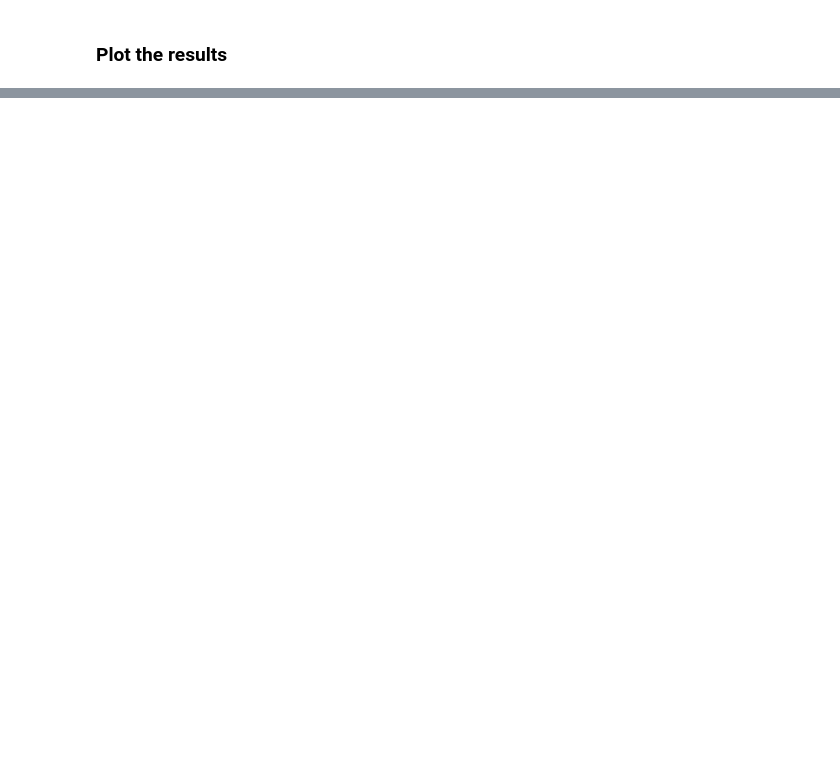
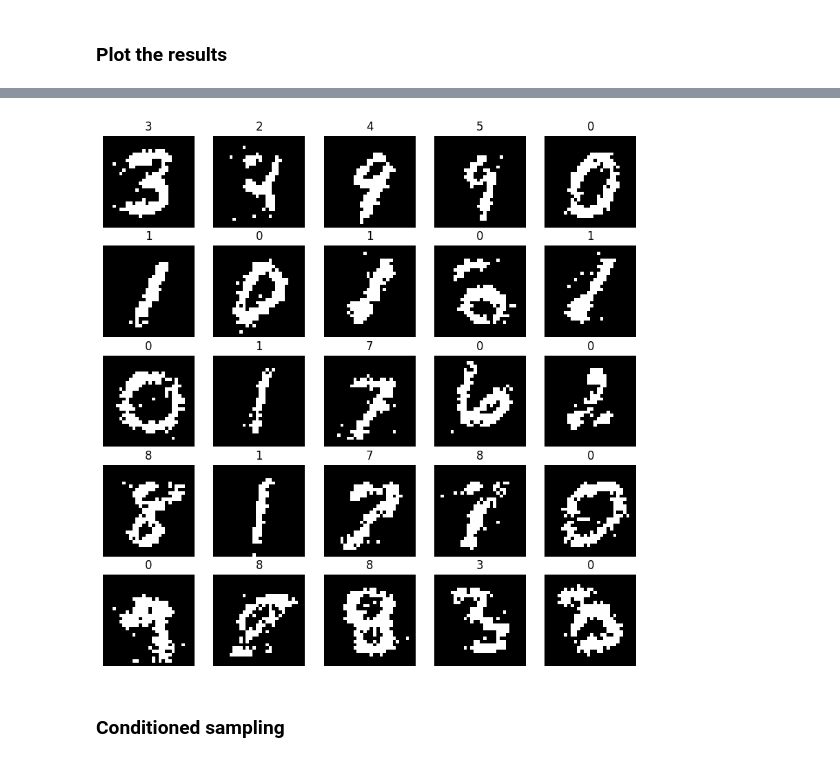
Before and after one commit to rossetl/annaDCA, a Jupyter notebook: develop.ipynb, the cells around one changed output, grey strips where cells are left out. Saved outputs shown, nothing was run; the diff lists cells and outputs as text; code cells hidden in the pictures; blank space fills up the shorter version.

```diff
--- a/develop.ipynb
+++ b/develop.ipynb
@@ -121,0 +97,13 @@ fig = plot_PCA(
+# %%
+# Visualize the first 25 chains as mnist images with the corresponding labels
+l = chains["label"]
+first_25_labels = dataset.to_label(l)[:25]
+fig, axes = plt.subplots(5, 5, figsize=(10, 10))
+for i, ax in enumerate(axes.flat):
+    ax.imshow(chains[i].cpu().numpy().reshape(28, 28), cmap='gray')
+    ax.axis('off')
+    ax.set_title(labels_chains[i])
+# %% [output]
+[figure, added]
+# %% [markdown]
+### Conditioned sampling
```
Also changed, not shown: parts of 22 cells of this notebook, 18 other files.
